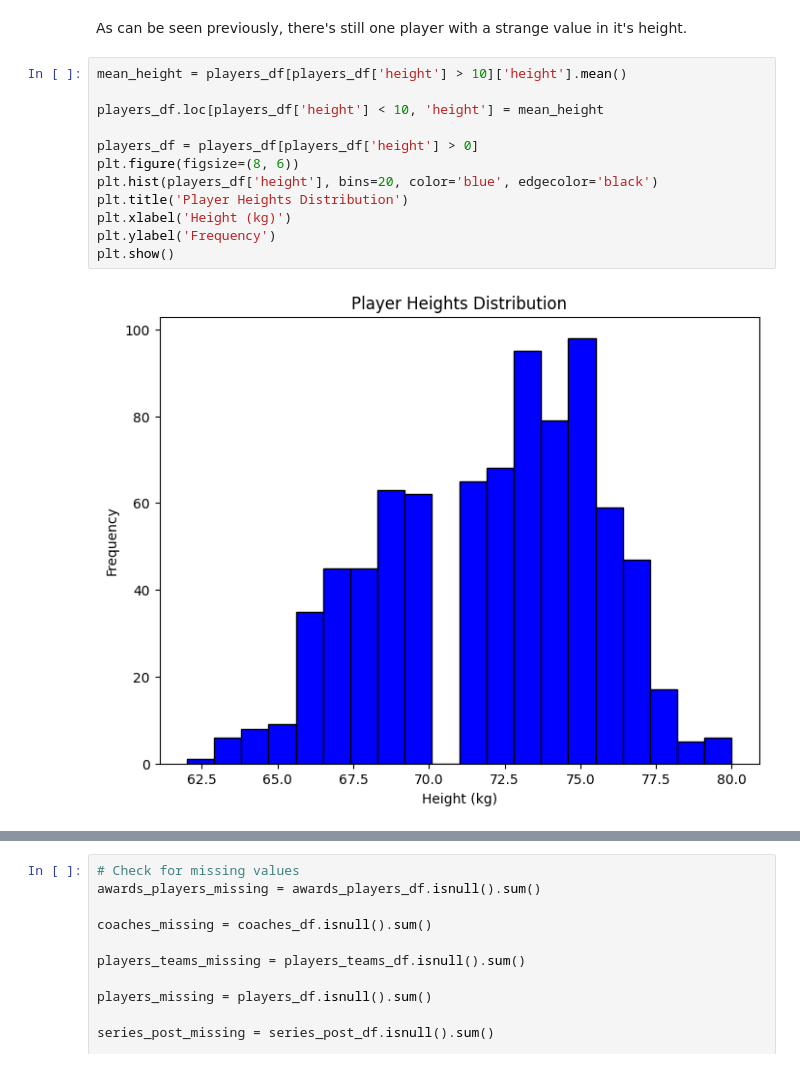
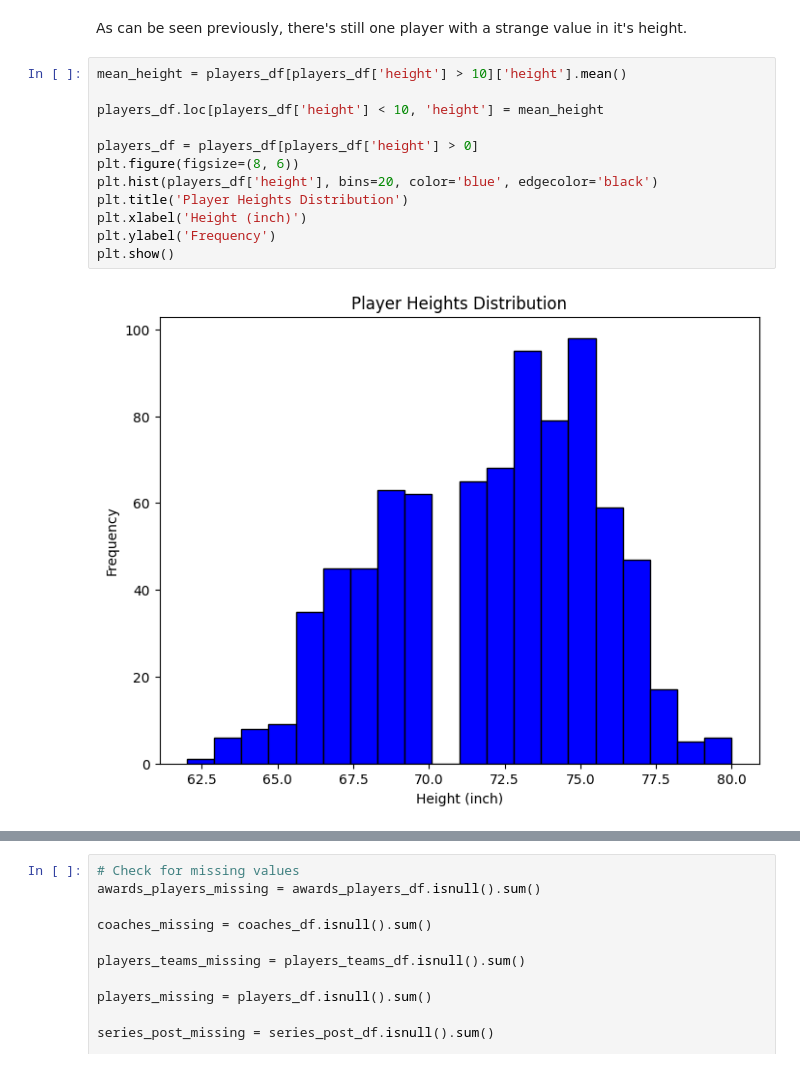
Before and after one commit to Hugo7gomes/FEUP_AC, a Jupyter notebook: firstApproach.ipynb, the cells around one changed output, grey strips where cells are left out. Drawn from its saved outputs; the diff is of its cells as text.

```diff
--- a/firstApproach.ipynb
+++ b/firstApproach.ipynb
@@ -124,17 +138,17 @@ As can be seen previously, there\'s still one player with a strange value in it'
 # %%
 mean_height = players_df[players_df['height'] > 10]['height'].mean()
 
 players_df.loc[players_df['height'] < 10, 'height'] = mean_height
 
 players_df = players_df[players_df['height'] > 0]
 plt.figure(figsize=(8, 6))
 plt.hist(players_df['height'], bins=20, color='blue', edgecolor='black')
 plt.title('Player Heights Distribution')
-plt.xlabel('Height (kg)')
+plt.xlabel('Height (inch)')
 plt.ylabel('Frequency')
 plt.show()
 # %% [output]
-[figure, old version]
+[figure, new version]
 # %%
 plt.boxplot(players_teams_df['GS'])
 plt.title('Box Plot of GS')
```
Also changed, not shown: parts of 14 cells of this notebook, 13 other files.
